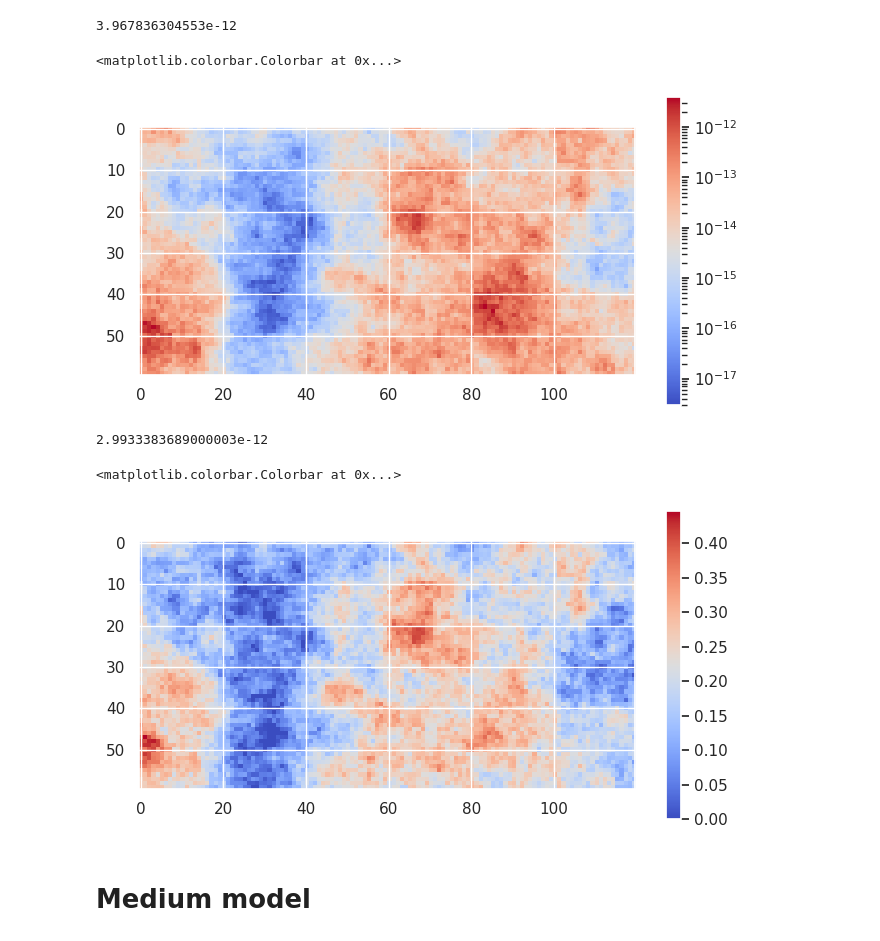
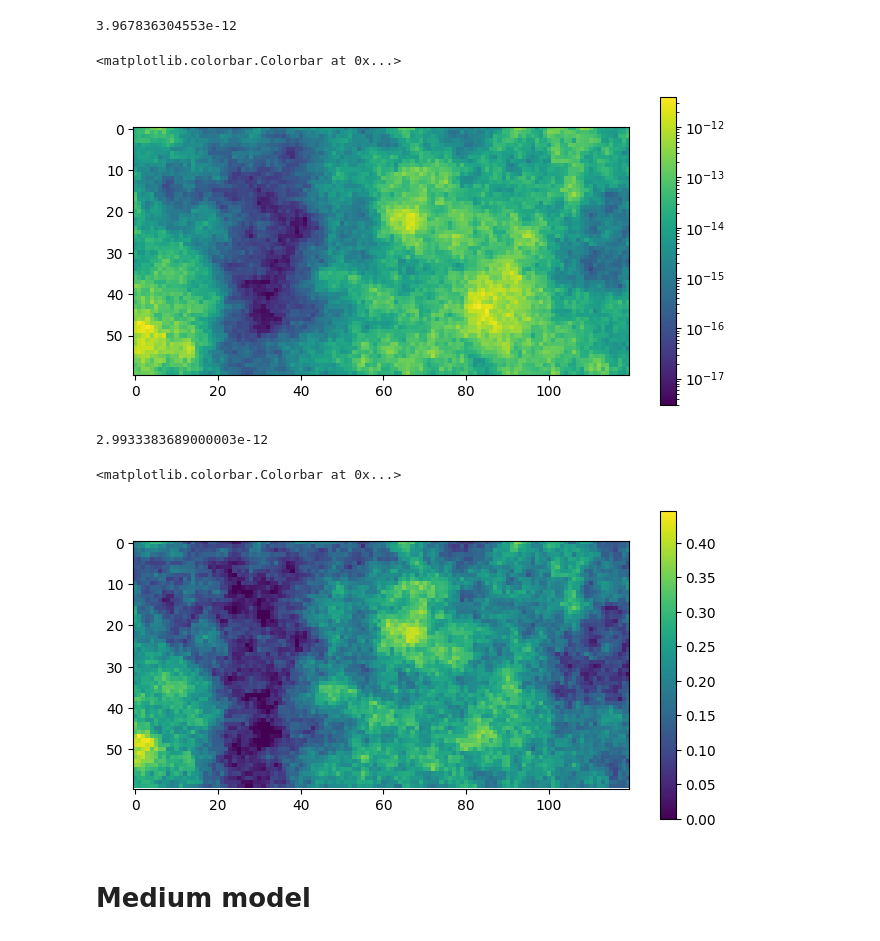
Before and after one commit to Yuriyzabegaev/solver_selector, a Jupyter notebook: examples/spe10_data/spe10.ipynb, the cells around one changed output. Drawn from its saved outputs; the diff is of its cells as text; code cells hidden in the pictures.

Commit message:
SPE10 figures

```diff
--- a/examples/spe10_data/spe10.ipynb
+++ b/examples/spe10_data/spe10.ipynb
@@ -4,7 +4,7 @@ from matplotlib import pyplot as plt
 import seaborn as sns
 from matplotlib.colors import LogNorm
 
-sns.set_theme()
+# sns.set_theme(palette='colorblind')
 # %%
 spe_perm = np.loadtxt("./spe_perm.dat", dtype=float).reshape(
     3, 85, 220, 60
@@ -31,24 +31,24 @@ perm_small.max()
 3.967836304553e-12
 # %%
 plt.figure(figsize=(8, 4))
-cm = sns.color_palette("coolwarm", as_cmap=True)
-plt.imshow(perm_small.T, cmap=cm, norm=LogNorm())
+
+plt.imshow(perm_small.T, norm=LogNorm())
 plt.colorbar()
 # %% [output]
 <matplotlib.colorbar.Colorbar at 0x...>
-[figure, old version]
+[figure, new version]
 # %%
 perm_small.min() * 1e6
 # %% [output]
 2.9933383689000003e-12
 # %%
 plt.figure(figsize=(8, 4))
-cm = sns.color_palette("coolwarm", as_cmap=True)
-plt.imshow(phi_small.T, cmap=cm)
+
+plt.imshow(phi_small.T)
 plt.colorbar()
 # %% [output]
 <matplotlib.colorbar.Colorbar at 0x...>
-[figure, old version]
+[figure, new version]
 # %% [markdown]
 # Medium model
 # %%
```
Also changed, not shown: parts of 6 cells of this notebook, 2 other files.
